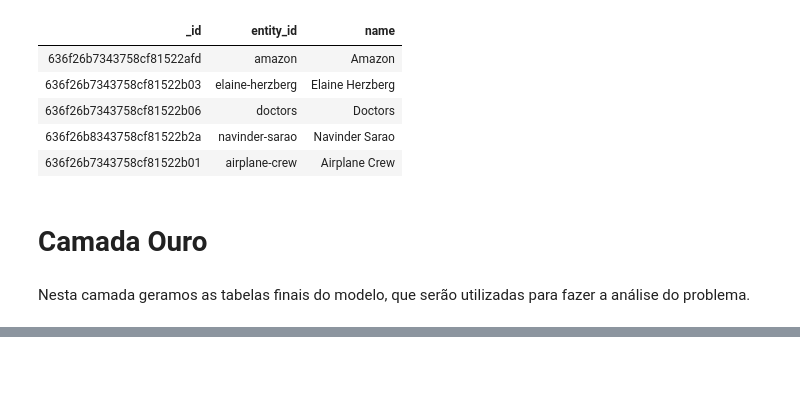
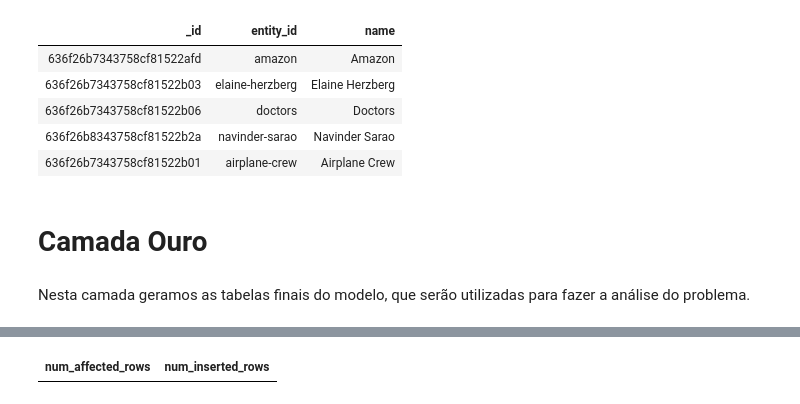
Before and after one commit to rogerlga/mvp-ed, a Jupyter notebook: mvp_ed.ipynb, the cells around one changed output, grey strips where cells are left out. Cells and saved outputs as stored; diff of their text form; code cells hidden in the pictures; blank space fills up the shorter version.

```diff
--- a/mvp_ed.ipynb
+++ b/mvp_ed.ipynb
@@ -518,0 +526,46 @@ JOIN mvp.silver.classifications c
+# %%
+%sql
+CREATE OR REPLACE TABLE mvp.gold.incidents_classified AS
+WITH filtered_classifications AS (
+  SELECT
+    c.incidents,
+    from_json(
+      lower(get(filter(c.attributes, x ->
+        lower(x['short_name']) = 'harm distribution basis' AND trim(x['value_json']) <> ''
+      ), 0)['value_json']),
+      'array<string>'
+    ) AS attr_harm_dist_basis,
+    get(filter(c.attributes, x ->
+      lower(x['short_name']) = 'lives lost' AND trim(x['value_json']) <> ''
+    ), 0)['value_json'] AS attr_lives_lost
+  FROM mvp.silver.classifications c
+)
+SELECT
+  i.incident_id,
+  i.date,
+  i.title,
+  i.Alleged_developer_of_AI_system,
+  i.Alleged_harmed_or_nearly_harmed_parties,
+  array_distinct(flatten(collect_list(f.attr_harm_dist_basis))) AS attr_harm_dist_basis,
+  collect_set(f.attr_lives_lost) AS attr_lives_lost,
+  max(CASE
+    WHEN f.attr_harm_dist_basis IS NULL THEN NULL
+    WHEN exists(attr_harm_dist_basis, x -> x LIKE '%race%' OR x LIKE '%sex%' OR x LIKE '%religion%') THEN TRUE
+    ELSE FALSE
+  END) AS social_bias,
+  max(CASE
+    WHEN f.attr_lives_lost IS NULL THEN NULL
+    WHEN lower(f.attr_lives_lost) LIKE 'true' OR try_cast(f.attr_lives_lost AS INT) > 0 THEN TRUE
+    ELSE FALSE
+  END) AS lives_lost
+FROM mvp.silver.incidents i
+JOIN filtered_classifications f
+  ON array_contains(f.incidents, i.incident_id)
+GROUP BY
+  i.incident_id,
+  i.date,
+  i.title,
+  i.Alleged_developer_of_AI_system,
+  i.Alleged_harmed_or_nearly_harmed_parties
+# %% [output]
+| num_affected_rows | num_inserted_rows |
```
Also changed, not shown: parts of 24 cells of this notebook, 1 other file.
